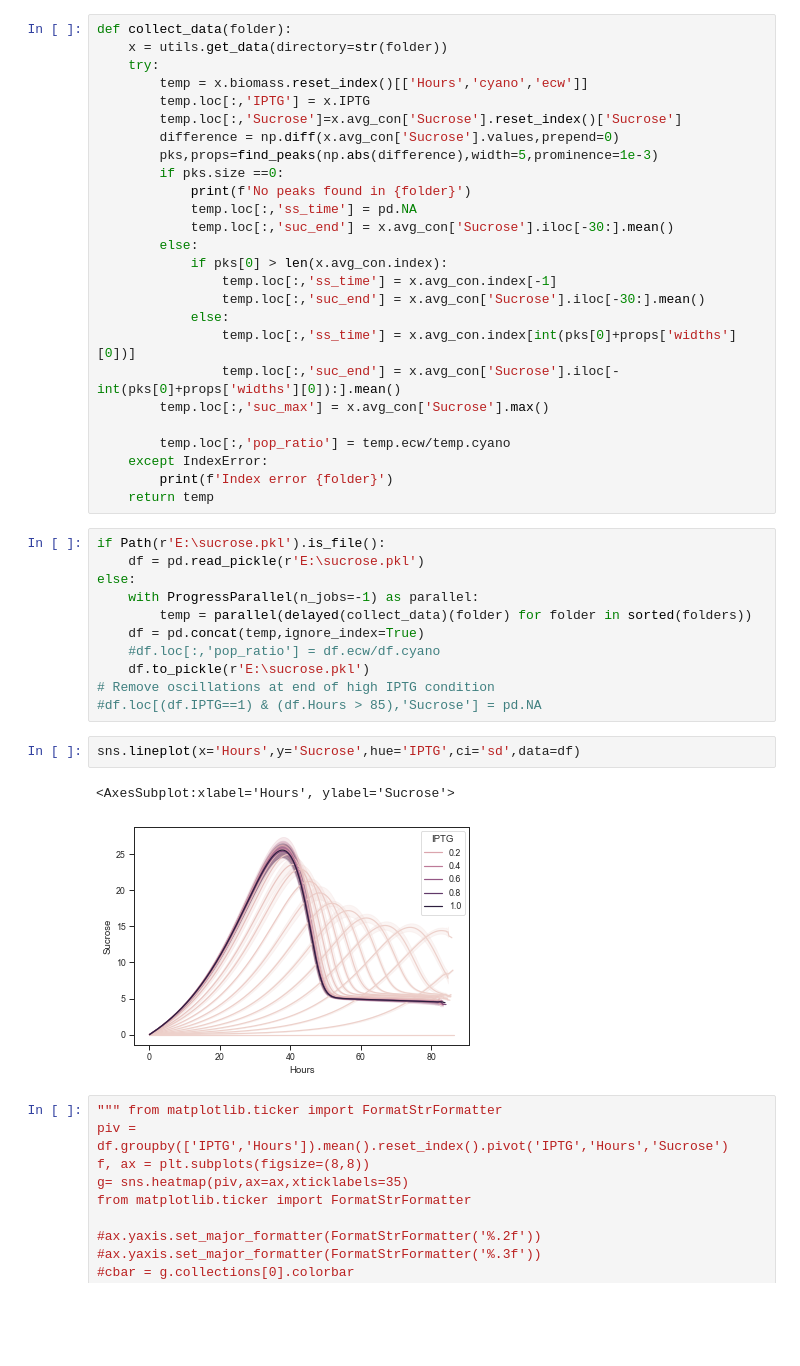
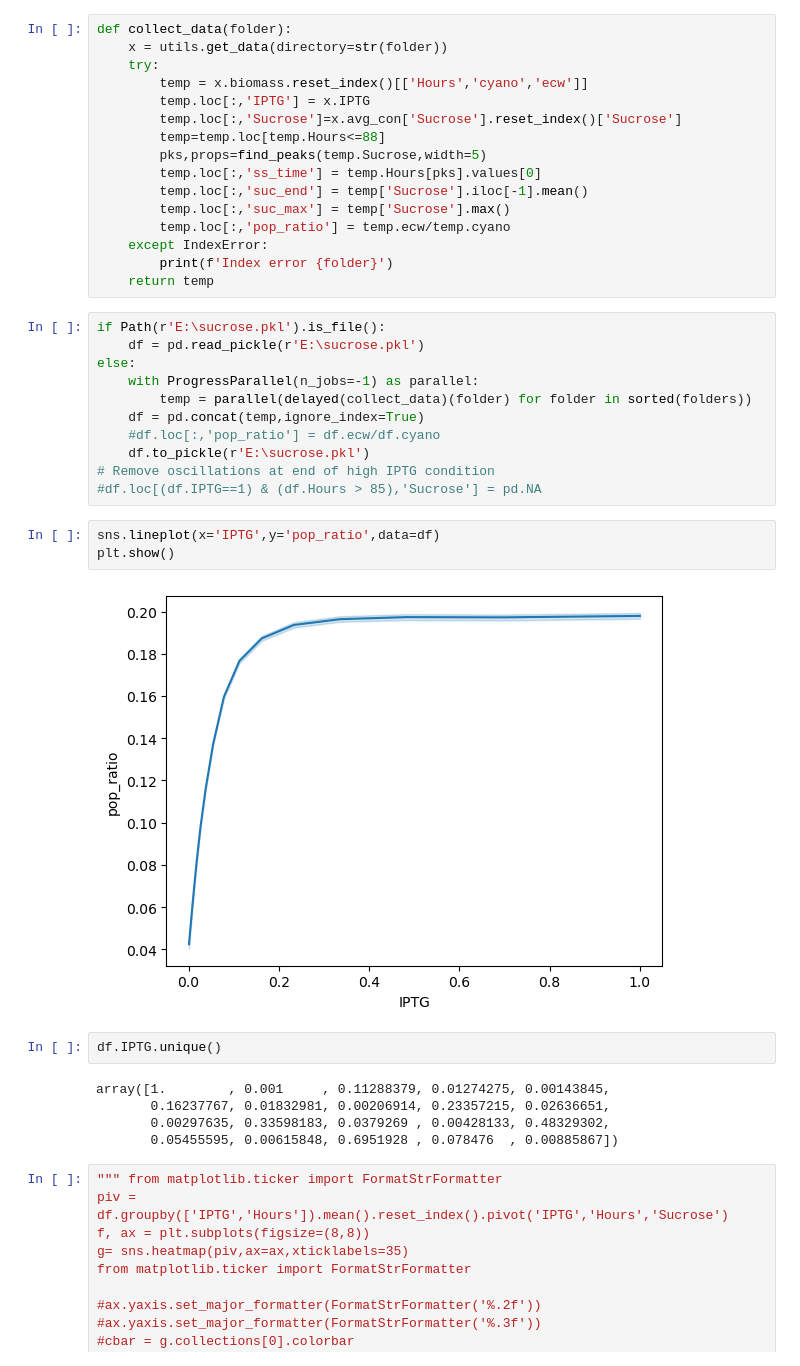
Before and after one commit to Jsakkos/nufeb-cyano-e-coli, a Jupyter notebook: notebooks/population-level dynamics.ipynb, the cells around one changed output. Saved outputs shown, nothing was run; the diff lists cells and outputs as text; blank space fills up the shorter version.

```diff
--- a/notebooks/population-level dynamics.ipynb
+++ b/notebooks/population-level dynamics.ipynb
@@ -39,21 +39,11 @@ def collect_data(folder):
         temp = x.biomass.reset_index()[['Hours','cyano','ecw']]
         temp.loc[:,'IPTG'] = x.IPTG
         temp.loc[:,'Sucrose']=x.avg_con['Sucrose'].reset_index()['Sucrose']
-        difference = np.diff(x.avg_con['Sucrose'].values,prepend=0)
-        pks,props=find_peaks(np.abs(difference),width=5,prominence=1e-3)
-        if pks.size ==0:
-            print(f'No peaks found in {folder}')
-            temp.loc[:,'ss_time'] = pd.NA
-            temp.loc[:,'suc_end'] = x.avg_con['Sucrose'].iloc[-30:].mean()
-        else:
-            if pks[0] > len(x.avg_con.index):
-                temp.loc[:,'ss_time'] = x.avg_con.index[-1]
-                temp.loc[:,'suc_end'] = x.avg_con['Sucrose'].iloc[-30:].mean()
-            else:
-                temp.loc[:,'ss_time'] = x.avg_con.index[int(pks[0]+props['widths'][0])]
-                temp.loc[:,'suc_end'] = x.avg_con['Sucrose'].iloc[-int(pks[0]+props['widths'][0]):].mean()
-        temp.loc[:,'suc_max'] = x.avg_con['Sucrose'].max()
-
+        temp=temp.loc[temp.Hours<=88]
+        pks,props=find_peaks(temp.Sucrose,width=5)
+        temp.loc[:,'ss_time'] = temp.Hours[pks].values[0]
+        temp.loc[:,'suc_end'] = temp['Sucrose'].iloc[-1].mean()
+        temp.loc[:,'suc_max'] = temp['Sucrose'].max()
         temp.loc[:,'pop_ratio'] = temp.ecw/temp.cyano
     except IndexError:
         print(f'Index error {folder}')
@@ -70,10 +60,17 @@ else:
 # Remove oscillations at end of high IPTG condition
 #df.loc[(df.IPTG==1) & (df.Hours > 85),'Sucrose'] = pd.NA
 # %%
-sns.lineplot(x='Hours',y='Sucrose',hue='IPTG',ci='sd',data=df)
+sns.lineplot(x='IPTG',y='pop_ratio',data=df)
+plt.show()
 # %% [output]
-<AxesSubplot:xlabel='Hours', ylabel='Sucrose'>
-[figure, old version]
+[figure, new version]
+# %%
+df.IPTG.unique()
+# %% [output]
+array([1.        , 0.001     , 0.11288379, 0.01274275, 0.00143845,
+       0.16237767, 0.01832981, 0.00206914, 0.23357215, 0.02636651,
+       0.00297635, 0.33598183, 0.0379269 , 0.00428133, 0.48329302,
+       0.05455595, 0.00615848, 0.6951928 , 0.078476  , 0.00885867])
 # %%
 """ from matplotlib.ticker import FormatStrFormatter
 piv = df.groupby(['IPTG','Hours']).mean().reset_index().pivot('IPTG','Hours','Sucrose')
```
Also changed, not shown: parts of 21 cells of this notebook, 16 other files.
